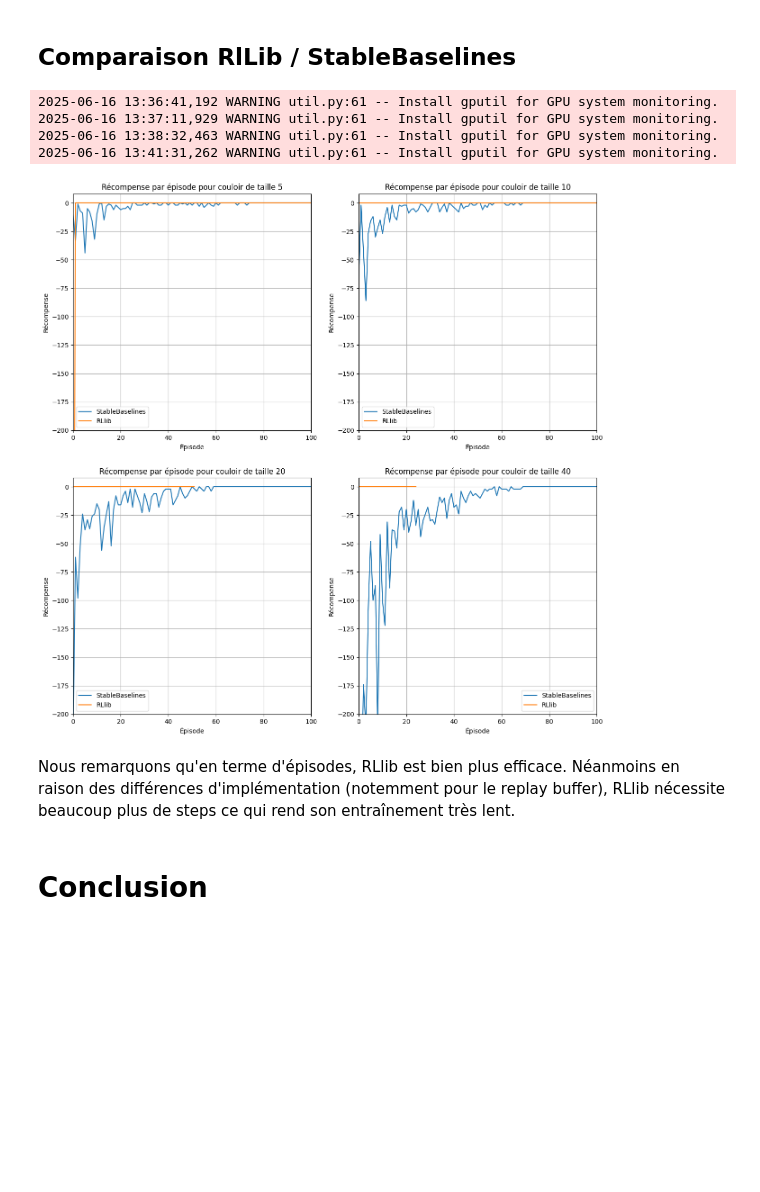
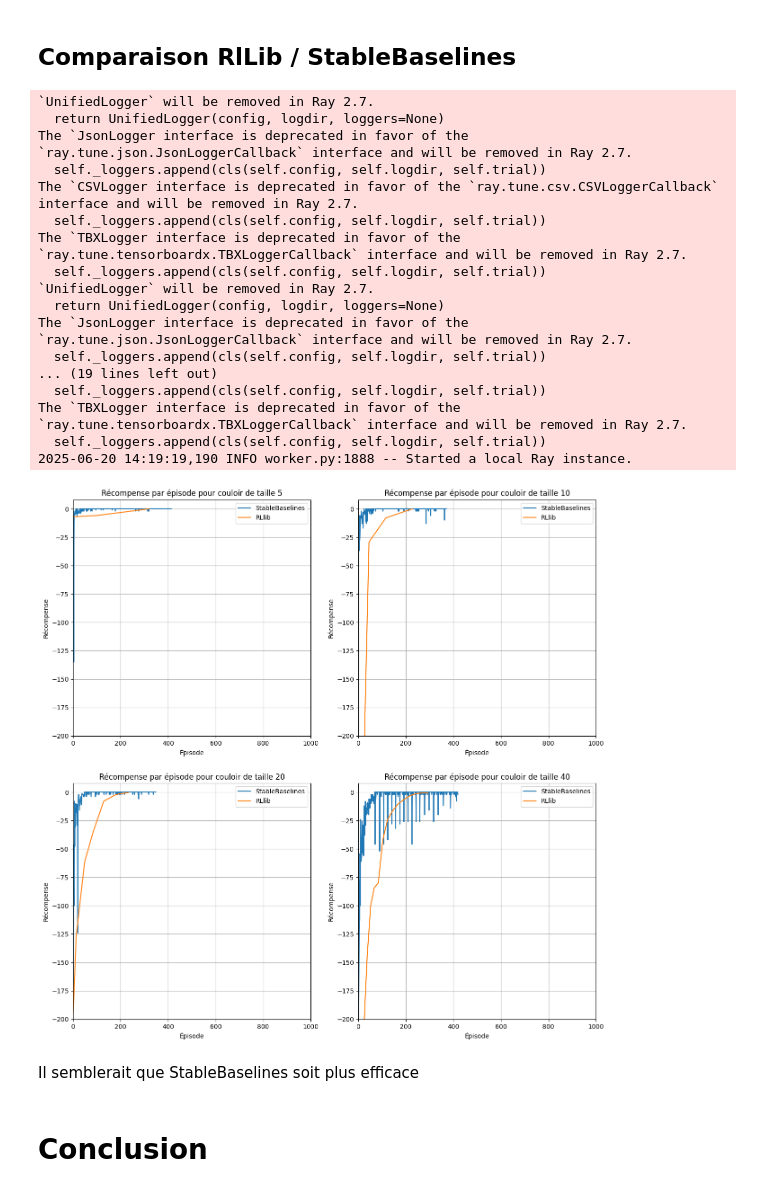
Before and after one commit to Enzo-Claeyssen/jeux_iteres_part1, a Jupyter notebook: couloir_part2.ipynb, the cells around one changed output. Drawn from its saved outputs; the diff is of its cells as text; code cells hidden in the pictures; blank space fills up the shorter version.

```diff
--- a/couloir_part2.ipynb
+++ b/couloir_part2.ipynb
@@ -250,8 +251,8 @@ Comparons StableBaselines et RlLib avec une configuration similaire pour les deu
 ## Comparaison RlLib / StableBaselines
 # %%
 fig, axes = plt.subplots(2, 2, figsize=(15, 15))
-data = [(5, 0, 0, 2000, ([2], 1, 0, 0.01, 5)), (10, 0, 1, 4000, ([2], 1, 0, 0.01, 5)),
-        (20, 1, 0, 8000, ([2], 1, 0, 0.01, 5)), (40, 1, 1, 20000, ([2], 1, 0, 0.01, 5))]
+data = [(5, 0, 0, 2000, ([2], 1, 0.01, 0.01, 5)), (10, 0, 1, 4000, ([2], 1, 0.01, 0.01, 5)),
+        (20, 1, 0, 8000, ([2], 1, 0.01, 0.01, 5)), (40, 1, 1, 20000, ([2], 1, 0.01, 0.01, 5))]
 
 for size, x, y, timesteps, (net_arch, eps_start, eps_end, lr, update_freq) in data :
     env = LineWorldEnv({'n_states' : size})
@@ -290,46 +291,67 @@ for size, x, y, timesteps, (net_arch, eps_start, eps_end, lr, update_freq) in da
             gamma = 0.99,
             target_network_update_freq = 5,
             train_batch_size_per_learner = 32,
-            epsilon = [[0, 1], [timesteps // 2, 0]],
+            epsilon = [[0, 1], [timesteps * 0.8, 0.01]],
             replay_buffer_config = {
                 "capacity" : 2000
             },
             double_q = True
         )
 
         .callbacks(EvaluationCallback)
 
 
         .rl_module(
             model_config = {
                 "fcnet_hiddens" : [2]
             }
         )
 
     )
 
     algo = config.build_algo()
-    for _ in range(timesteps // 1000):
+    ordonnees = [0]
+    toPlot = [0]
+    timesteps_done = 0
+    while timesteps_done < timesteps :
         resu = algo.train()
-    axes[x, y].plot([r - (12 - size) for r in resu['env_runners']['episodes_rewards']], label = 'RLlib')
+        timesteps_done = resu['env_runners']['num_env_steps_sampled_lifetime']
+        if 'episode_return_mean' in resu['env_runners'] :
+            ordonnees.append(ordonnees[-1] + resu['env_runners']['num_episodes'])
+            toPlot.append(resu['env_runners']['episode_return_mean'])
+    axes[x, y].plot(ordonnees, [r - (12 - size) for r in toPlot], label = 'RLlib')
+    algo.stop()
+    ray.shutdown()
 
     axes[x, y].legend()
     axes[x ,y].set_xlabel("Épisode")
     axes[x ,y].set_ylabel("Récompense")
     axes[x ,y].set_title(f"Récompense par épisode pour couloir de taille {size}")
     axes[x ,y].grid()
-    axes[x ,y].set_xlim([0, 100])
+    axes[x ,y].set_xlim([0, 1000])
     axes[x ,y].set_ylim([-200, 8])
 plt.show()
 # %% [output]
-2025-06-16 13:36:41,192 WARNING util.py:61 -- Install gputil for GPU system monitoring.
-2025-06-16 13:37:11,929 WARNING util.py:61 -- Install gputil for GPU system monitoring.
-2025-06-16 13:38:32,463 WARNING util.py:61 -- Install gputil for GPU system monitoring.
-2025-06-16 13:41:31,262 WARNING util.py:61 -- Install gputil for GPU system monitoring.
+`UnifiedLogger` will be removed in Ray 2.7.
+  return UnifiedLogger(config, logdir, loggers=None)
+The `JsonLogger interface is deprecated in favor of the `ray.tune.json.JsonLoggerCallback` interface and will be removed in Ray 2.7.
+  self._loggers.append(cls(self.config, self.logdir, self.trial))
+The `CSVLogger interface is deprecated in favor of the `ray.tune.csv.CSVLoggerCallback` interface and will be removed in Ray 2.7.
+  self._loggers.append(cls(self.config, self.logdir, self.trial))
+The `TBXLogger interface is deprecated in favor of the `ray.tune.tensorboardx.TBXLoggerCallback` interface and will be removed in Ray 2.7.
+  self._loggers.append(cls(self.config, self.logdir, self.trial))
+`UnifiedLogger` will be removed in Ray 2.7.
+  return UnifiedLogger(config, logdir, loggers=None)
+The `JsonLogger interface is deprecated in favor of the `ray.tune.json.JsonLoggerCallback` interface and will be removed in Ray 2.7.
+  self._loggers.append(cls(self.config, self.logdir, self.trial))
+... (19 lines left out)
+  self._loggers.append(cls(self.config, self.logdir, self.trial))
+The `TBXLogger interface is deprecated in favor of the `ray.tune.tensorboardx.TBXLoggerCallback` interface and will be removed in Ray 2.7.
+  self._loggers.append(cls(self.config, self.logdir, self.trial))
+2025-06-20 14:19:19,190 INFO worker.py:1888 -- Started a local Ray instance.
-[figure, old version]
+[figure, new version]
 # %% [markdown]
-Nous remarquons qu'en terme d'épisodes, RLlib est bien plus efficace.
-Néanmoins en raison des différences d'implémentation (notemment pour le replay buffer), RLlib nécessite beaucoup plus de steps ce qui rend son entraînement très lent.
+Il semblerait que StableBaselines soit plus efficace
 # %% [markdown]
 # Conclusion
 # %% [markdown]
```
Also changed, not shown: parts of 1 cell of this notebook, 2 other files.
